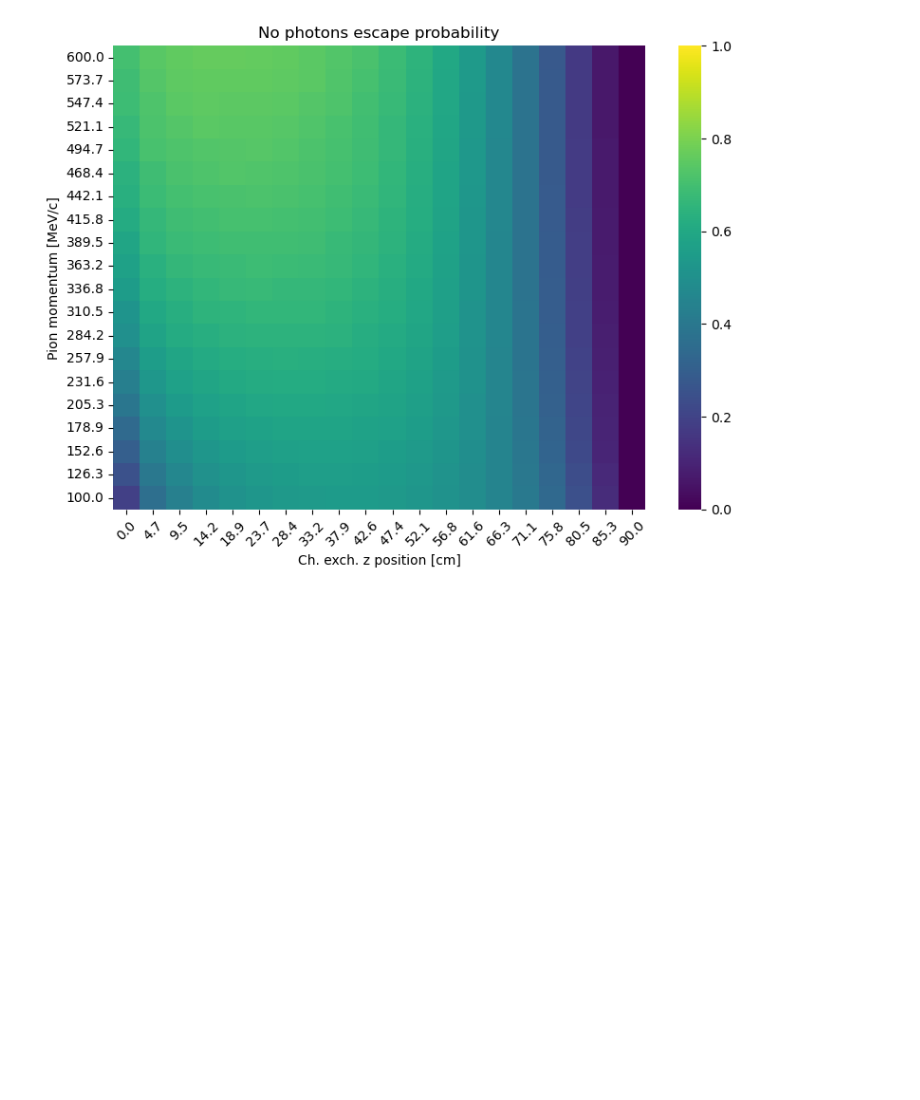
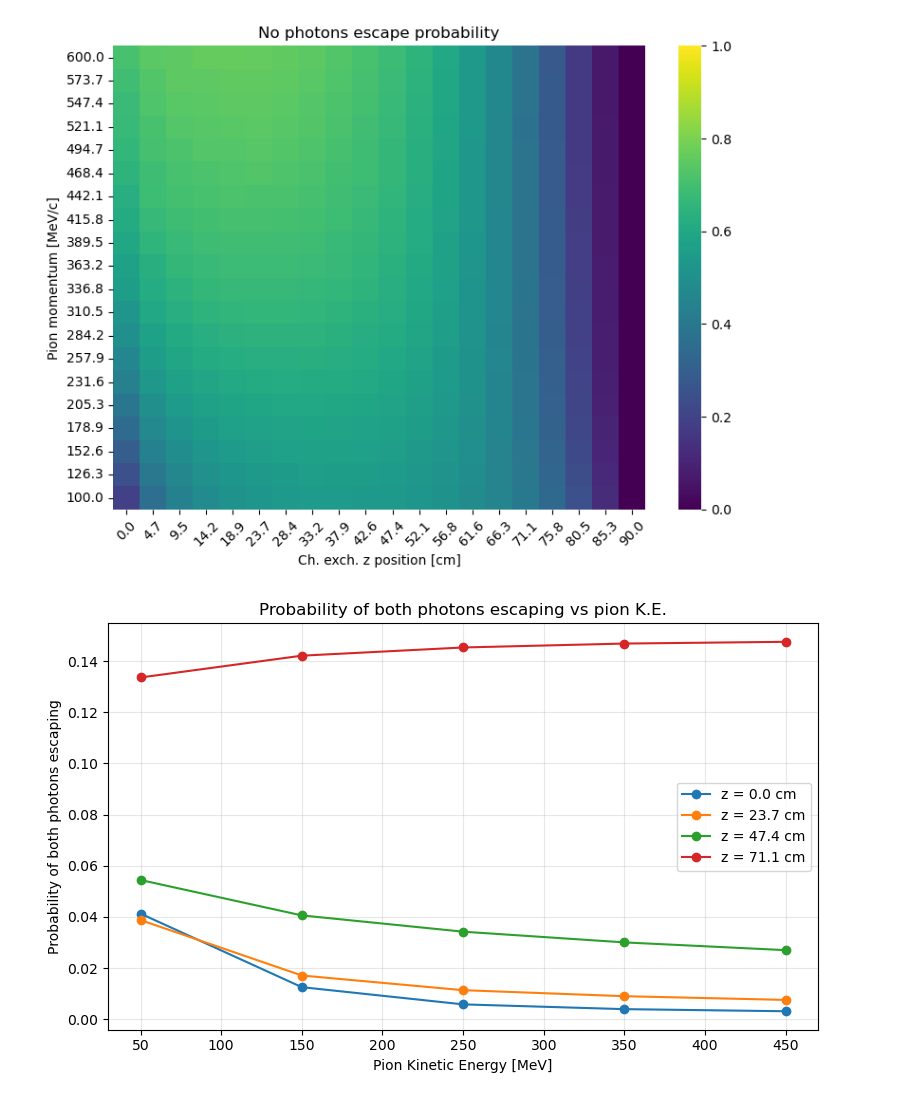
Before and after one commit to epelaaez/LArIATCode, a Jupyter notebook: notebooks/sim.ipynb, the cells around one changed output. Saved outputs shown, nothing was run; the diff lists cells and outputs as text; code cells hidden in the pictures; blank space fills up the shorter version.

Commit message:
Sliced plots

```diff
--- a/notebooks/sim.ipynb
+++ b/notebooks/sim.ipynb
@@ -344,3 +344,38 @@ plt.tight_layout()
 plt.show()
 # %% [output]
 [figure]
+# %%
+chosen_z_indices = [0, 5, 10, 15]  # indices in z_pos for z=0 and z~45
+chosen_z_labels = [f"{z_pos[i]:.1f} cm" for i in chosen_z_indices]
+
+# Convert pion momentum to kinetic energy: KE = sqrt(p^2 + m^2) - m
+pion_ke = np.sqrt(pion_pz_range**2 + pion_mass**2) - pion_mass
+
+# Bin kinetic energy by 100 MeV
+bins        = np.arange(0, pion_ke.max() + 100, 100)
+bin_centers = (bins[:-1] + bins[1:]) / 2
+
+plt.figure(figsize=(8, 5))
+
+for idx, z_idx in enumerate(chosen_z_indices):
+    # Get the probability for both photons escaping at this z
+    prob_both = [probs_both[i][z_idx] for i in range(len(pion_pz_range))]
+    # Bin by kinetic energy
+    bin_means = []
+    for i in range(len(bins) - 1):
+        mask = (pion_ke >= bins[i]) & (pion_ke < bins[i+1])
+        if np.any(mask):
+            bin_means.append(np.mean(np.array(prob_both)[mask]))
+        else:
+            bin_means.append(np.nan)
+    plt.plot(bin_centers, bin_means, marker='o', label=f"z = {chosen_z_labels[idx]}")
+
+plt.xlabel("Pion Kinetic Energy [MeV]")
+plt.ylabel("Probability of both photons escaping")
+plt.title("Probability of both photons escaping vs pion K.E.")
+plt.legend()
+plt.grid(True, alpha=0.3)
+plt.tight_layout()
+plt.show()
+# %% [output]
+[figure, added]
```
Also changed, not shown: parts of 3 cells of this notebook.
